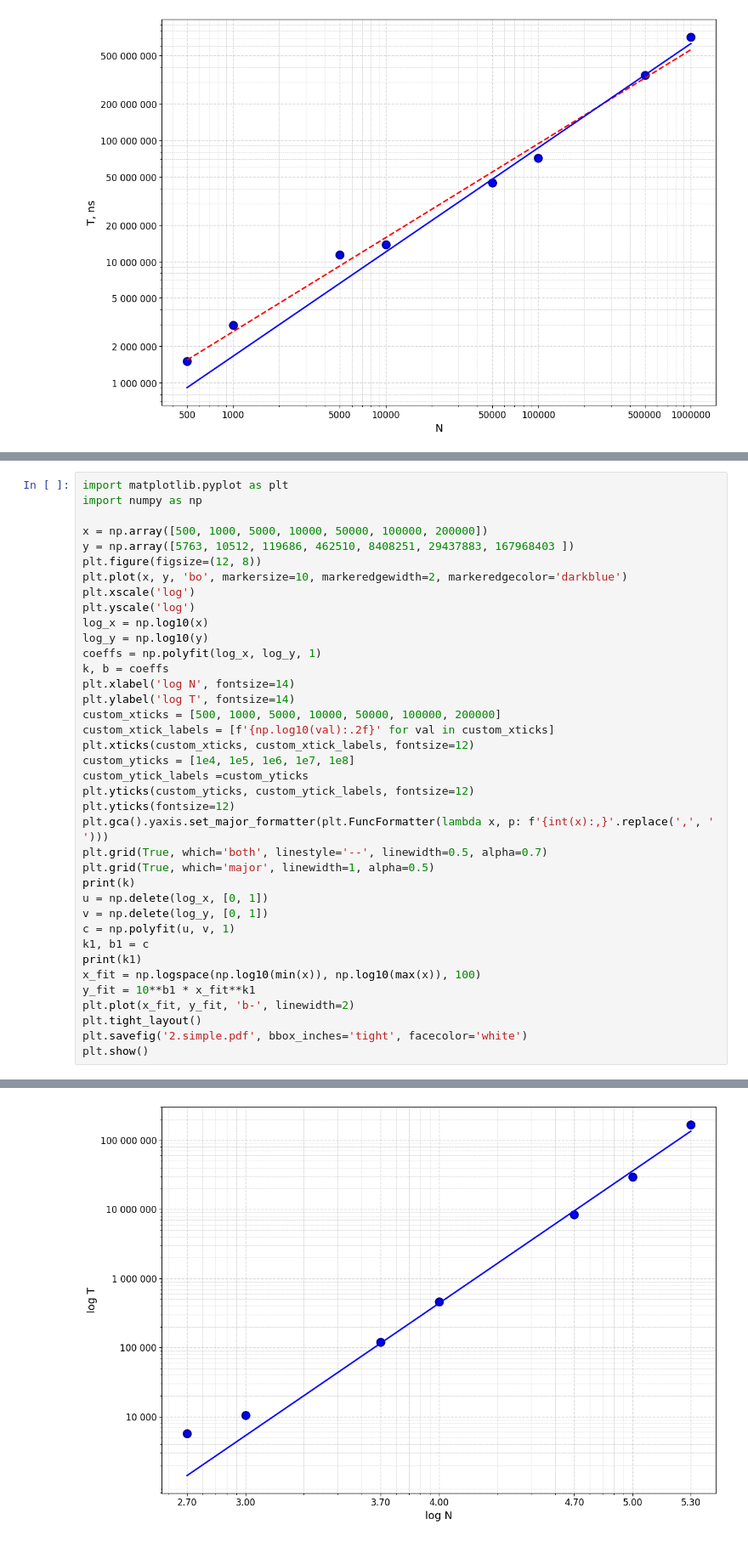
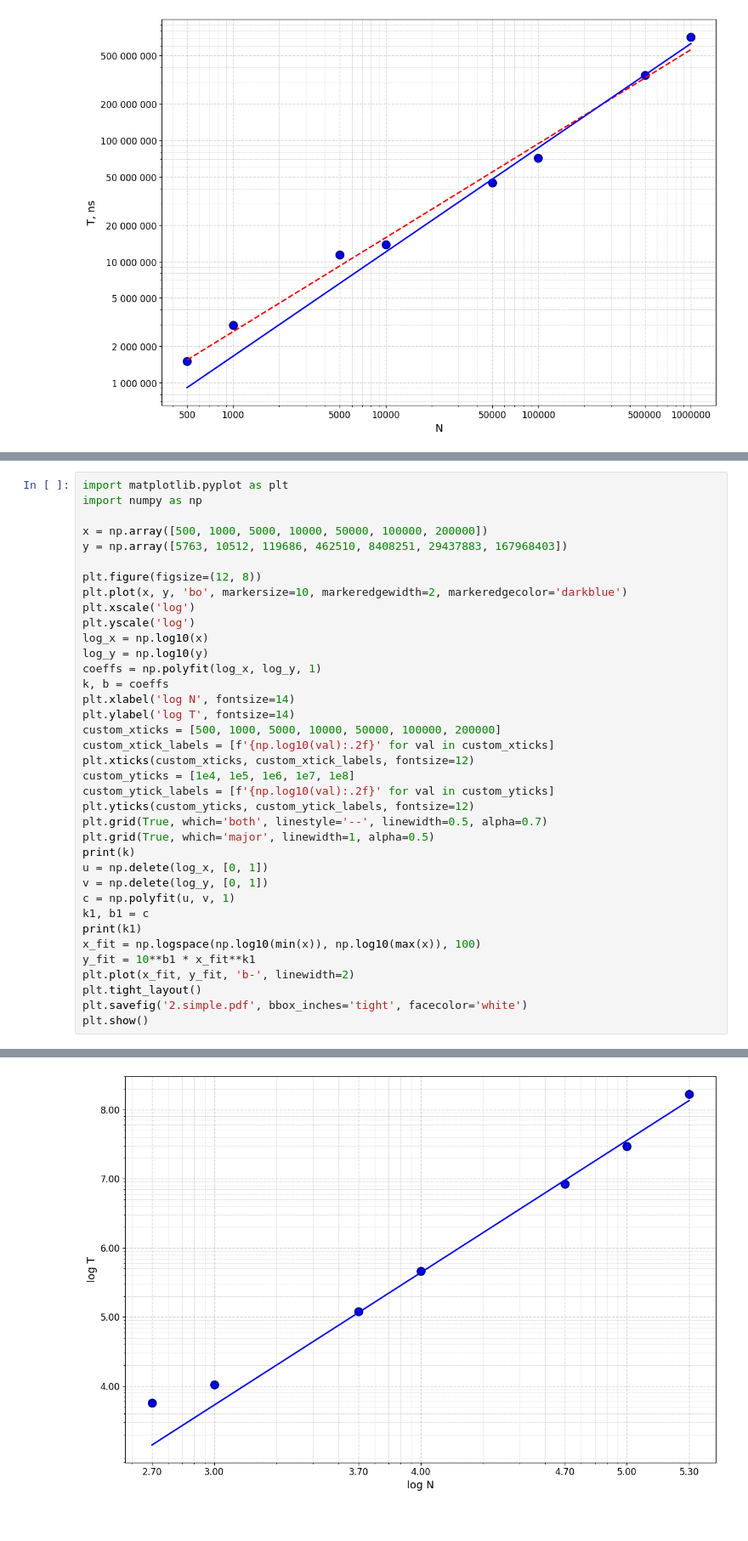
Before and after one commit to ak4235920/laboratory-mipt-2026-cpp, a Jupyter notebook: lab01/graphs.ipynb, the cells around one changed output, grey strips where cells are left out. Shown at 85% size. Drawn from its saved outputs; the diff is of its cells as text.

```diff
--- a/lab01/graphs.ipynb
+++ b/lab01/graphs.ipynb
@@ -74,43 +71,42 @@ import matplotlib.pyplot as plt
 import numpy as np
 
 x = np.array([500, 1000, 5000, 10000, 50000, 100000, 200000])
-y = np.array([5763, 10512, 119686, 462510, 8408251, 29437883, 167968403 ])
+y = np.array([5763, 10512, 119686, 462510, 8408251, 29437883, 167968403])
+
 plt.figure(figsize=(12, 8))
 plt.plot(x, y, 'bo', markersize=10, markeredgewidth=2, markeredgecolor='darkblue')
 plt.xscale('log')
 plt.yscale('log')
 log_x = np.log10(x)
 log_y = np.log10(y)
 coeffs = np.polyfit(log_x, log_y, 1)
 k, b = coeffs
 plt.xlabel('log N', fontsize=14)
 plt.ylabel('log T', fontsize=14)
 custom_xticks = [500, 1000, 5000, 10000, 50000, 100000, 200000]
 custom_xtick_labels = [f'{np.log10(val):.2f}' for val in custom_xticks]
 plt.xticks(custom_xticks, custom_xtick_labels, fontsize=12)
 custom_yticks = [1e4, 1e5, 1e6, 1e7, 1e8]
-custom_ytick_labels =custom_yticks
+custom_ytick_labels = [f'{np.log10(val):.2f}' for val in custom_yticks]
 plt.yticks(custom_yticks, custom_ytick_labels, fontsize=12)
-plt.yticks(fontsize=12)
-plt.gca().yaxis.set_major_formatter(plt.FuncFormatter(lambda x, p: f'{int(x):,}'.replace(',', ' ')))
 plt.grid(True, which='both', linestyle='--', linewidth=0.5, alpha=0.7)
 plt.grid(True, which='major', linewidth=1, alpha=0.5)
 print(k)
 u = np.delete(log_x, [0, 1])
 v = np.delete(log_y, [0, 1])
 c = np.polyfit(u, v, 1)
 k1, b1 = c
 print(k1)
 x_fit = np.logspace(np.log10(min(x)), np.log10(max(x)), 100)
 y_fit = 10**b1 * x_fit**k1
 plt.plot(x_fit, y_fit, 'b-', linewidth=2)
 plt.tight_layout()
 plt.savefig('2.simple.pdf', bbox_inches='tight', facecolor='white')
 plt.show()
 # %% [output]
 1.7213803210988572
 1.9135765433043097
-[figure, old version]
+[figure, new version]
 # %%
 import matplotlib.pyplot as plt
 import numpy as np
```
Also changed, not shown: parts of 8 cells of this notebook, 10 other files.
